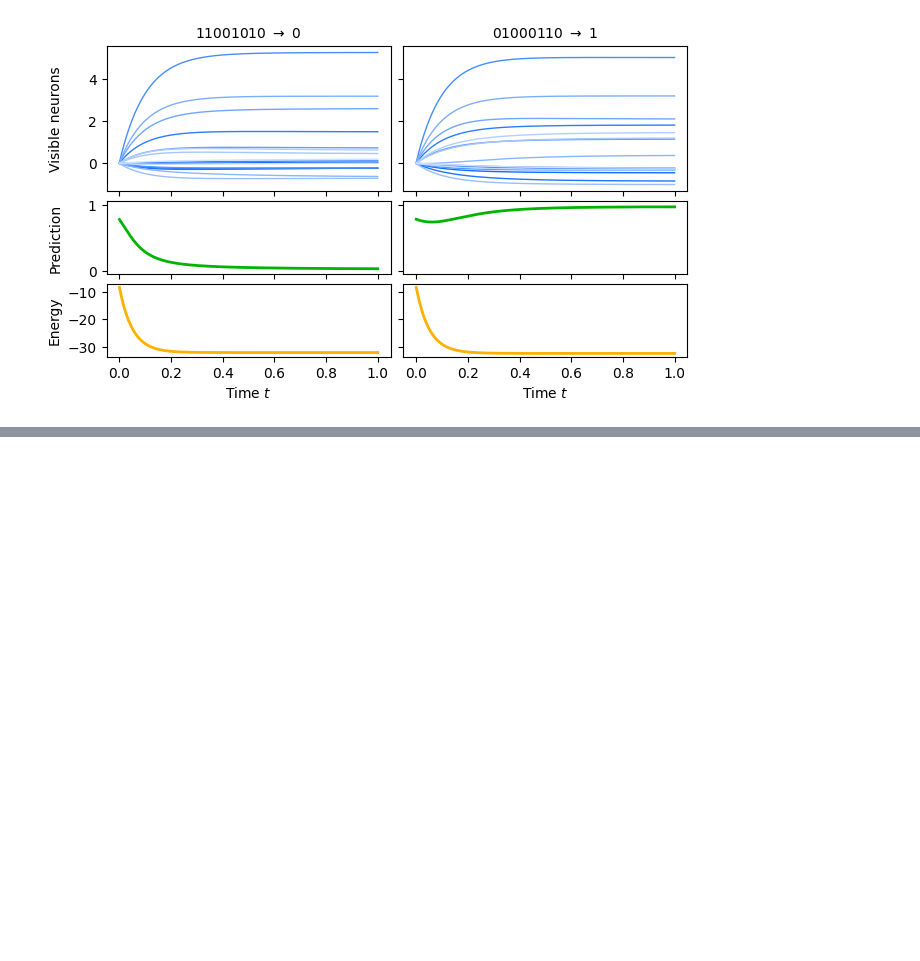
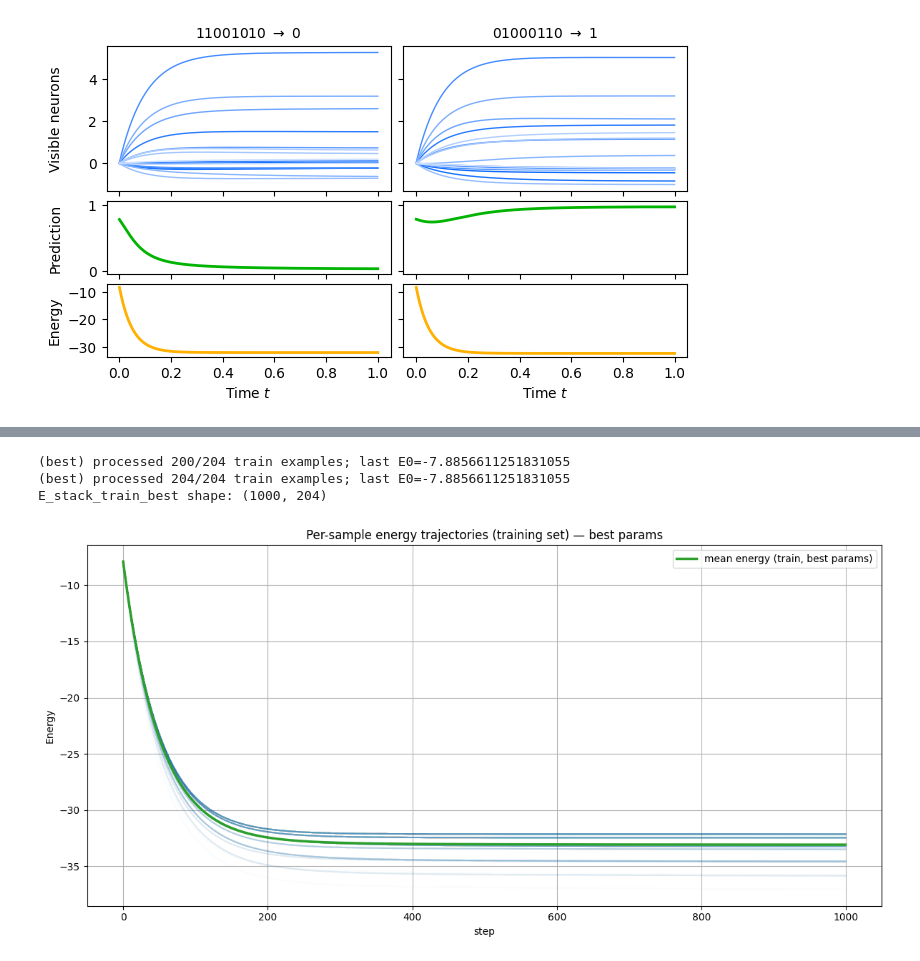
Before and after one commit to mbacvanski/analog-denseam, a Jupyter notebook: make_plots.ipynb, the cells around one changed output, grey strips where cells are left out. Drawn from its saved outputs; the diff is of its cells as text; code cells hidden in the pictures; blank space fills up the shorter version.

```diff
--- a/make_plots.ipynb
+++ b/make_plots.ipynb
@@ -333,0 +462,35 @@ plt.show()
+# %%
+# Per-sample inference on training set
+results_train_best = []
+V0 = jnp.zeros((1, Config.D))
+num_train_examples = int(train_X.shape[0])
+for i in range(num_train_examples):
+    ctx = train_X[i:i+1]
+    V_T, F_T, E_traj = infer_forward_euler_with_engergies(params, V0, ctx) # type: ignore
+    results_train_best.append(E_traj)
+    if (i + 1) % 200 == 0 or i == num_train_examples - 1:
+        print(f"(best) processed {i+1}/{num_train_examples} train examples; last E0={float(E_traj[0])}")
+
+E_stack_train_best = jnp.stack(results_train_best, axis=1)
+print('E_stack_train_best shape:', E_stack_train_best.shape)
+
+# Plot per-sample training trajectories
+E_train_best = np.array(E_stack_train_best)
+T, N = E_train_best.shape
+plt.figure(figsize=(12, 6))
+for i in range(N):
+    plt.plot(E_train_best[:, i], color='C0', alpha=0.02)
+mean_traj_train_best = E_train_best.mean(axis=1)
+plt.plot(mean_traj_train_best, color='C2', linewidth=2.5, label='mean energy (train, best params)')
+plt.xlabel('step')
+plt.ylabel('Energy')
+plt.title('Per-sample energy trajectories (training set) — best params')
+plt.legend()
+plt.grid(True)
+plt.tight_layout()
+plt.show()
+# %% [output]
+(best) processed 200/204 train examples; last E0=-7.8856611251831055
+(best) processed 204/204 train examples; last E0=-7.8856611251831055
+E_stack_train_best shape: (1000, 204)
+[figure, added]
```
Also changed, not shown: parts of 7 cells of this notebook, 1 other file.
